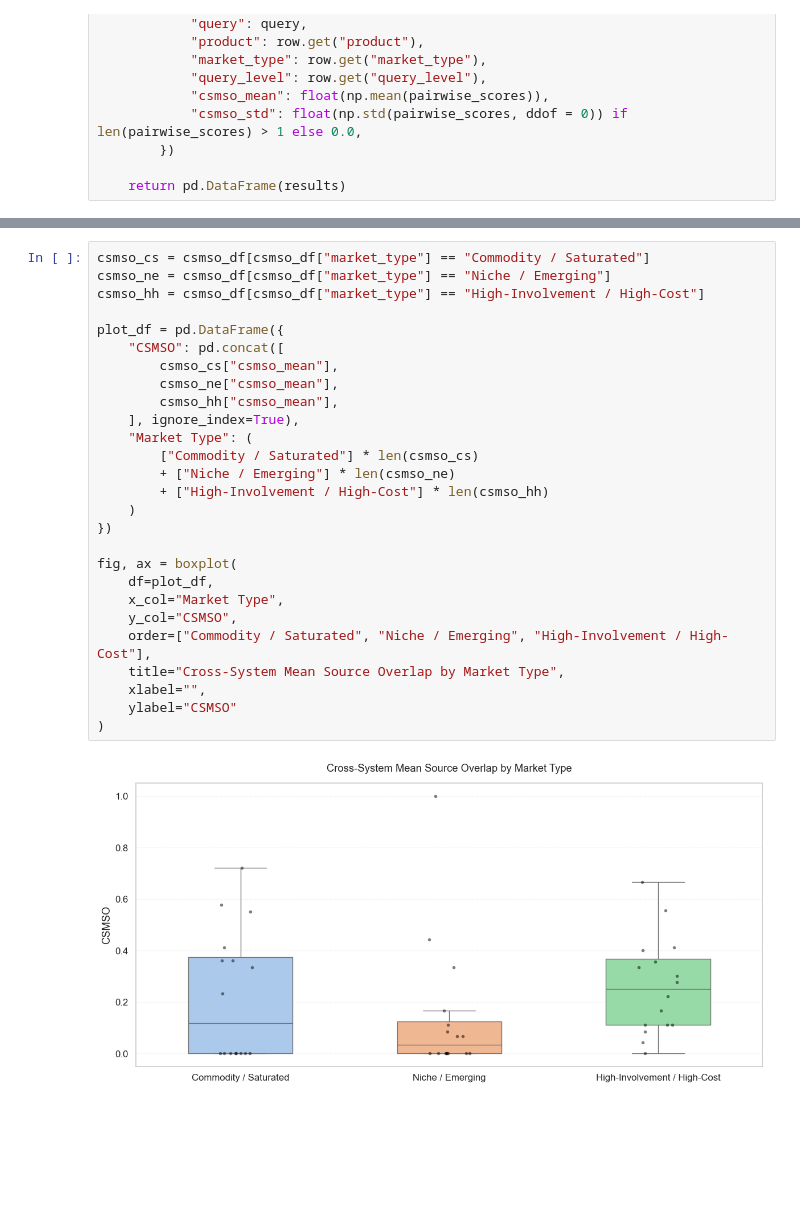
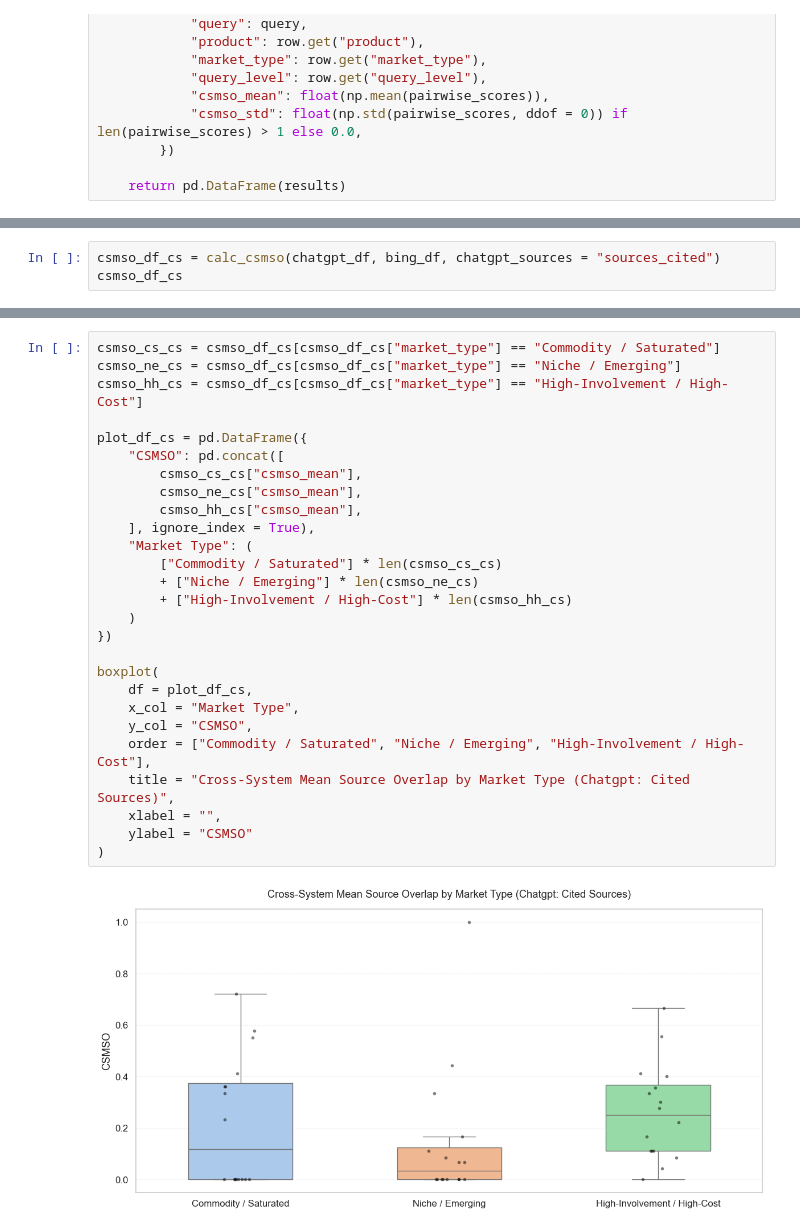
Before and after one commit to LorenzoCirac/Search-vs-Generation-A-Comparative-Study-of-Bing-and-ChatGPT-in-Product-Recommendations, a Jupyter notebook: notebooks/ChatGPT vs Bing/ChatGPT vs Bing Source Overlap.ipynb, the cells around one changed output, grey strips where cells are left out. Cells and saved outputs as stored; diff of their text form; blank space fills up the shorter version.

Commit message:
chrome extension data output changes + added analysis

```diff
--- a/notebooks/ChatGPT vs Bing/ChatGPT vs Bing Source Overlap.ipynb
+++ b/notebooks/ChatGPT vs Bing/ChatGPT vs Bing Source Overlap.ipynb
@@ -117,0 +99,3 @@ csmso_df
+# %%
+csmso_df_cs = calc_csmso(chatgpt_df, bing_df, chatgpt_sources = "sources_cited")
+csmso_df_cs
@@ -118,30 +120,30 @@ csmso_df
 # %%
-csmso_cs = csmso_df[csmso_df["market_type"] == "Commodity / Saturated"]
-csmso_ne = csmso_df[csmso_df["market_type"] == "Niche / Emerging"]
-csmso_hh = csmso_df[csmso_df["market_type"] == "High-Involvement / High-Cost"]
+csmso_cs_cs = csmso_df_cs[csmso_df_cs["market_type"] == "Commodity / Saturated"]
+csmso_ne_cs = csmso_df_cs[csmso_df_cs["market_type"] == "Niche / Emerging"]
+csmso_hh_cs = csmso_df_cs[csmso_df_cs["market_type"] == "High-Involvement / High-Cost"]
 
-plot_df = pd.DataFrame({
+plot_df_cs = pd.DataFrame({
     "CSMSO": pd.concat([
-        csmso_cs["csmso_mean"],
-        csmso_ne["csmso_mean"],
-        csmso_hh["csmso_mean"],
-    ], ignore_index=True),
+        csmso_cs_cs["csmso_mean"],
+        csmso_ne_cs["csmso_mean"],
+        csmso_hh_cs["csmso_mean"],
+    ], ignore_index = True),
     "Market Type": (
-        ["Commodity / Saturated"] * len(csmso_cs)
-        + ["Niche / Emerging"] * len(csmso_ne)
-        + ["High-Involvement / High-Cost"] * len(csmso_hh)
+        ["Commodity / Saturated"] * len(csmso_cs_cs)
+        + ["Niche / Emerging"] * len(csmso_ne_cs)
+        + ["High-Involvement / High-Cost"] * len(csmso_hh_cs)
     )
 })
 
-fig, ax = boxplot(
-    df=plot_df,
-    x_col="Market Type",
-    y_col="CSMSO",
-    order=["Commodity / Saturated", "Niche / Emerging", "High-Involvement / High-Cost"],
-    title="Cross-System Mean Source Overlap by Market Type",
-    xlabel="",
-    ylabel="CSMSO"
+boxplot(
+    df = plot_df_cs,
+    x_col = "Market Type",
+    y_col = "CSMSO",
+    order = ["Commodity / Saturated", "Niche / Emerging", "High-Involvement / High-Cost"],
+    title = "Cross-System Mean Source Overlap by Market Type (Chatgpt: Cited Sources)",
+    xlabel = "",
+    ylabel = "CSMSO"
 )
 # %% [output]
-[figure, old version]
+[figure, new version]
 # %%
```
Also changed, not shown: parts of 9 cells of this notebook, 12 other files.
